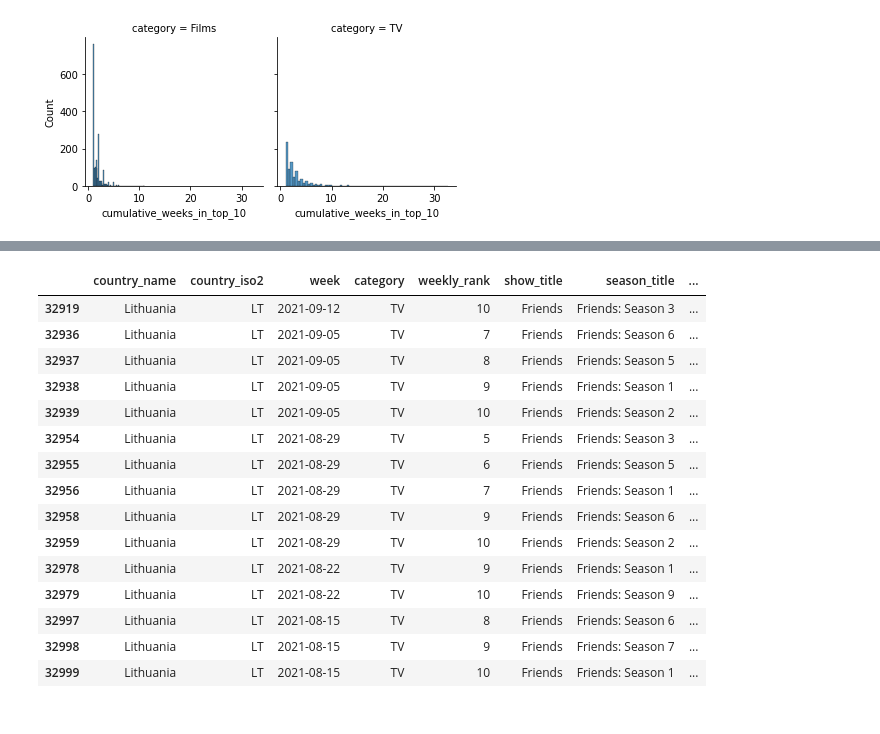
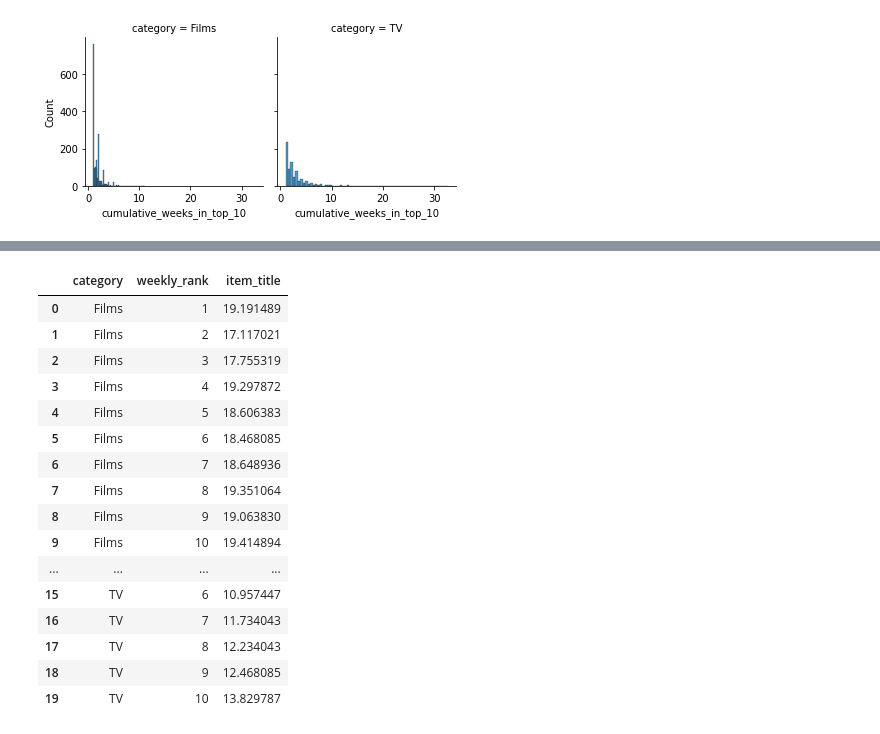
Before and after one commit to NHagar/Research-netflix, a Jupyter notebook: eda/descriptive_stats.ipynb, the cells around one changed output, grey strips where cells are left out. Cells and saved outputs as stored; diff of their text form; code cells hidden in the pictures.

```diff
--- a/eda/descriptive_stats.ipynb
+++ b/eda/descriptive_stats.ipynb
@@ -74,0 +104,6 @@ g.map(sns.histplot, 'cumulative_weeks_in_top_10')
+# %%
+# First ranks distribution
+mean_first_counts = (df[df.cumulative_weeks_in_top_10==1].groupby(['category', 'country_name', 'weekly_rank']).count().item_title \
+        .groupby(level=[0, 2]).mean().reset_index())
+g = sns.FacetGrid(mean_first_counts, col='category')
+g.map(sns.barplot, 'weekly_rank', 'item_title')
@@ -75,19 +113,21 @@ g.map(sns.histplot, 'cumulative_weeks_in_top_10')
 # %%
-# Rank occupants
+# Rank transition probabilities
+mean_first_counts
 # %% [output]
-|  | country_name | country_iso2 | week | category | weekly_rank | show_title | season_title | ... |
-| 32919 | Lithuania | LT | 2021-09-12 | TV | 10 | Friends | Friends: Season 3 | ... |
-| 32936 | Lithuania | LT | 2021-09-05 | TV | 7 | Friends | Friends: Season 6 | ... |
-| 32937 | Lithuania | LT | 2021-09-05 | TV | 8 | Friends | Friends: Season 5 | ... |
-| 32938 | Lithuania | LT | 2021-09-05 | TV | 9 | Friends | Friends: Season 1 | ... |
-| 32939 | Lithuania | LT | 2021-09-05 | TV | 10 | Friends | Friends: Season 2 | ... |
-| 32954 | Lithuania | LT | 2021-08-29 | TV | 5 | Friends | Friends: Season 3 | ... |
-| 32955 | Lithuania | LT | 2021-08-29 | TV | 6 | Friends | Friends: Season 5 | ... |
-| 32956 | Lithuania | LT | 2021-08-29 | TV | 7 | Friends | Friends: Season 1 | ... |
-| 32958 | Lithuania | LT | 2021-08-29 | TV | 9 | Friends | Friends: Season 6 | ... |
-| 32959 | Lithuania | LT | 2021-08-29 | TV | 10 | Friends | Friends: Season 2 | ... |
-| 32978 | Lithuania | LT | 2021-08-22 | TV | 9 | Friends | Friends: Season 1 | ... |
-| 32979 | Lithuania | LT | 2021-08-22 | TV | 10 | Friends | Friends: Season 9 | ... |
-| 32997 | Lithuania | LT | 2021-08-15 | TV | 8 | Friends | Friends: Season 6 | ... |
-| 32998 | Lithuania | LT | 2021-08-15 | TV | 9 | Friends | Friends: Season 7 | ... |
-| 32999 | Lithuania | LT | 2021-08-15 | TV | 10 | Friends | Friends: Season 1 | ... |
+|  | category | weekly_rank | item_title |
+| 0 | Films | 1 | 19.191489 |
+| 1 | Films | 2 | 17.117021 |
+| 2 | Films | 3 | 17.755319 |
+| 3 | Films | 4 | 19.297872 |
+| 4 | Films | 5 | 18.606383 |
+| 5 | Films | 6 | 18.468085 |
+| 6 | Films | 7 | 18.648936 |
+| 7 | Films | 8 | 19.351064 |
+| 8 | Films | 9 | 19.063830 |
+| 9 | Films | 10 | 19.414894 |
+| ... | ... | ... | ... |
+| 15 | TV | 6 | 10.957447 |
+| 16 | TV | 7 | 11.734043 |
+| 17 | TV | 8 | 12.234043 |
+| 18 | TV | 9 | 12.468085 |
+| 19 | TV | 10 | 13.829787 |
```
Also changed, not shown: parts of 11 cells of this notebook.
